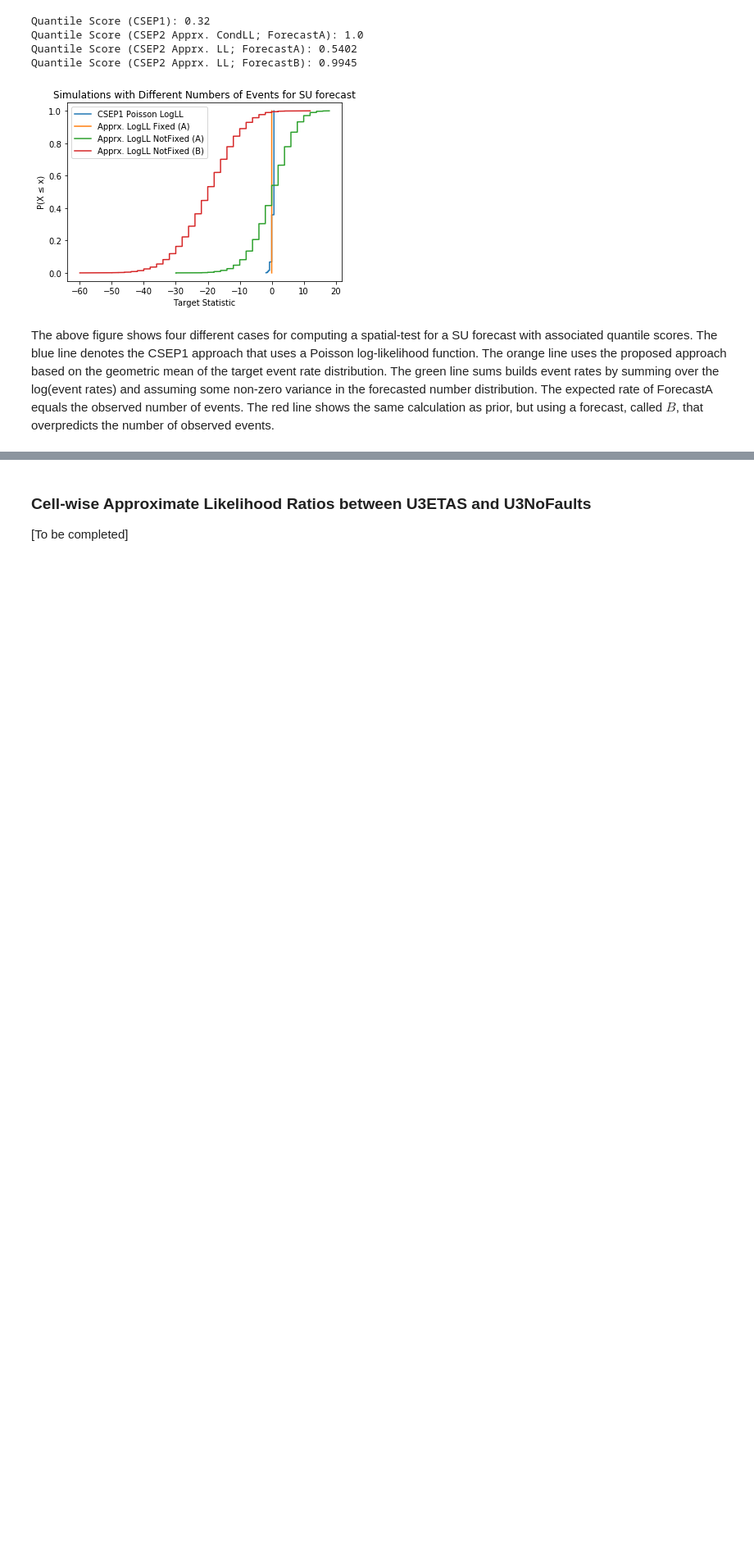
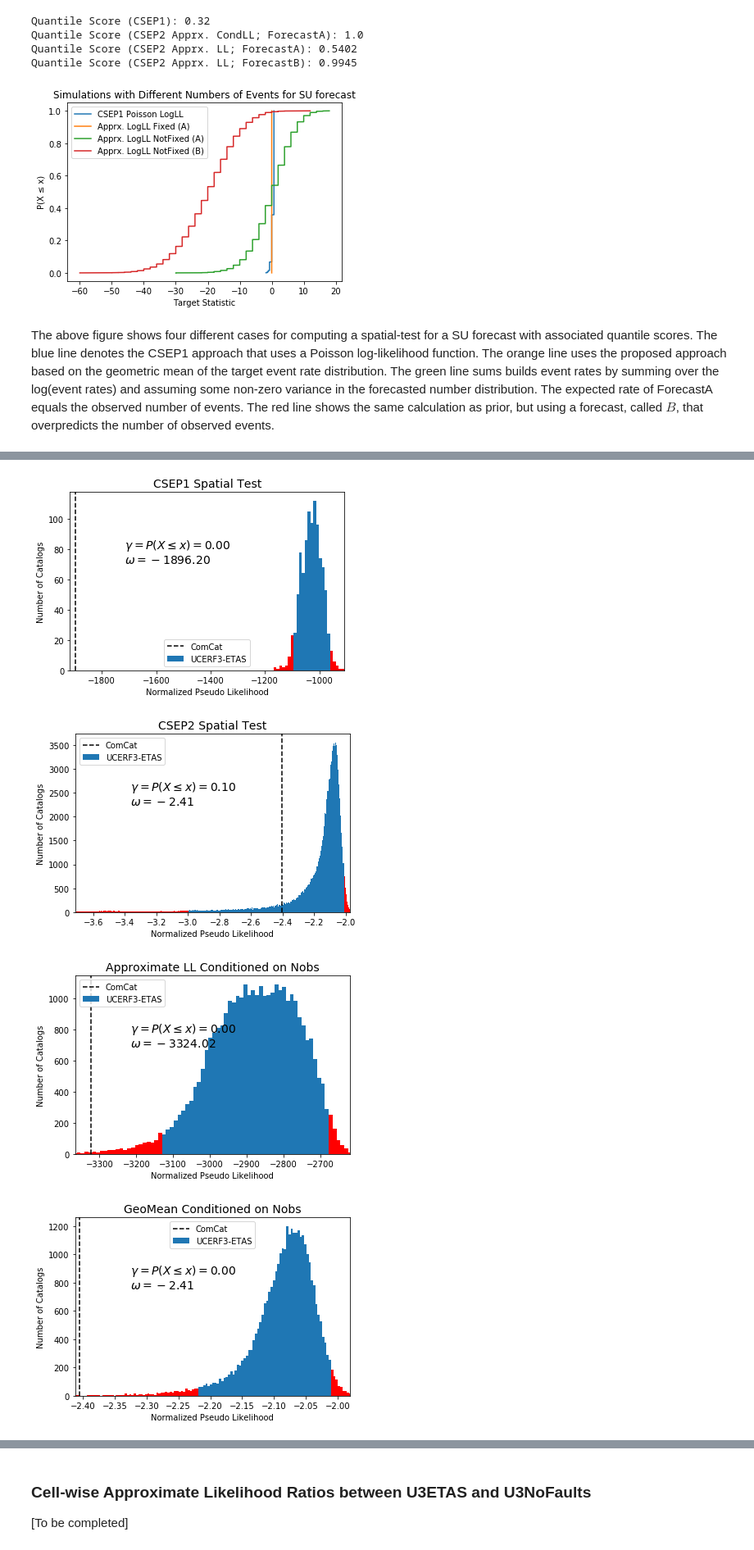
Before and after one commit to cseptesting/ridgecrest_evaluation_bssa, a Jupyter notebook: notebooks/understanding_catalog_based_evaluations.ipynb, the cells around one changed output, grey strips where cells are left out. Shown: that part at 82% size. Cells and saved outputs as stored; diff of their text form; code cells hidden in the pictures; blank space fills up the shorter version.

```diff
--- a/notebooks/understanding_catalog_based_evaluations.ipynb
+++ b/notebooks/understanding_catalog_based_evaluations.ipynb
@@ -417,0 +824,19 @@ The above figure shows four different cases for computing a spatial-test for a S
+# %%
+from csep.utils.plotting import plot_consistency_test, plot_spatial_test
+
+csep1_result.sim_name = 'UCERF3-ETAS'
+ax = plot_spatial_test(csep1_result, plot_args={"title":"CSEP1 Spatial Test"})
+
+csep2_result.obs_name = 'ComCat'
+ax = plot_spatial_test(csep2_result)
+
+csep2_cond_nobs_result.obs_name = 'ComCat'
+ax = plot_spatial_test(csep2_cond_nobs_result, plot_args={'title': 'Approximate LL Conditioned on Nobs'})
+
+csep2_cond_nobs_mean_result.obs_name = 'ComCat'
+ax = plot_spatial_test(csep2_cond_nobs_mean_result, plot_args={'title': 'GeoMean Conditioned on Nobs'})
+# %% [output]
+[figure, added]
+[figure, added]
+[figure, added]
+[figure, added]
```
Also changed, not shown: parts of 20 cells of this notebook.
